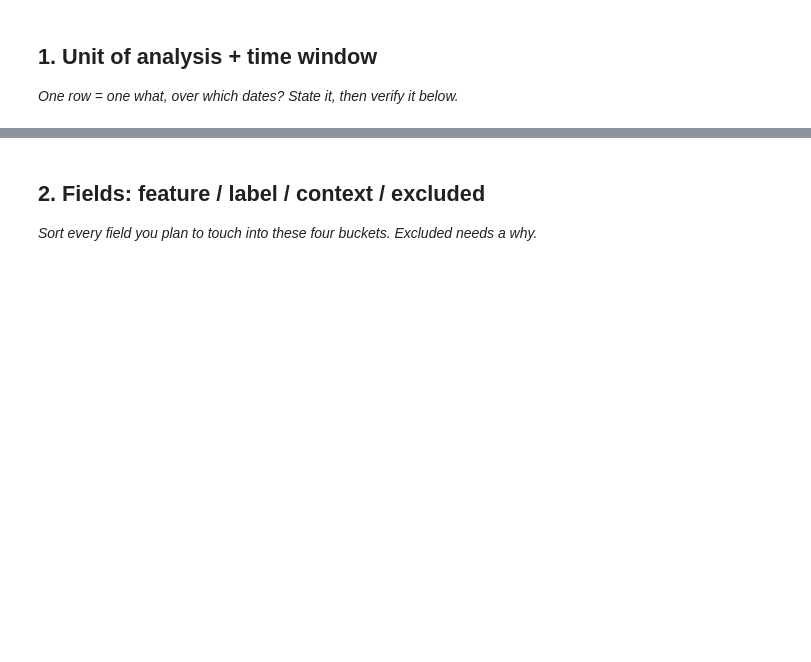
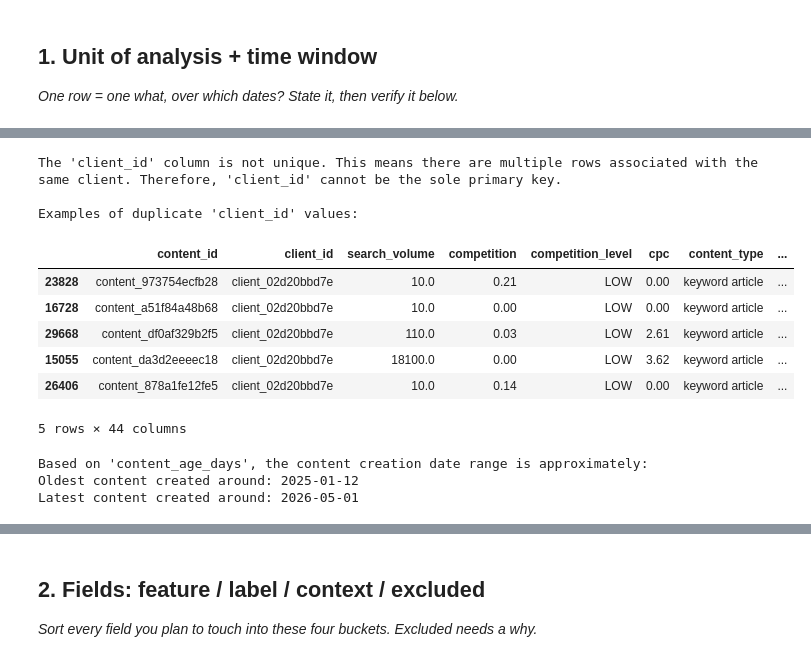
Before and after one commit to fareehaikram93/assignment1-intern, a Jupyter notebook: work/notebooks/w03_data_contract.ipynb, the cells around one changed output, grey strips where cells are left out. Drawn from its saved outputs; the diff is of its cells as text; code cells hidden in the pictures; blank space fills up the shorter version.

```diff
--- a/work/notebooks/w03_data_contract.ipynb
+++ b/work/notebooks/w03_data_contract.ipynb
@@ -49,0 +71,41 @@ display(df.head())
+# %%
+if df['client_id'].is_unique:
+    print("The 'client_id' column is unique and can serve as a primary key for this dataset.")
+else:
+    print("The 'client_id' column is not unique. This means there are multiple rows associated with the same client. Therefore, 'client_id' cannot be the sole primary key.")
+    # Display non-unique client_ids and their counts
+    duplicate_client_ids = df[df.duplicated('client_id', keep=False)]
+    print("\nExamples of duplicate 'client_id' values:")
+    display(duplicate_client_ids.sort_values('client_id').head())
+# %% [output]
+The 'client_id' column is not unique. This means there are multiple rows associated with the same client. Therefore, 'client_id' cannot be the sole primary key.
+
+Examples of duplicate 'client_id' values:
+|  | content_id | client_id | search_volume | competition | competition_level | cpc | content_type | ... |
+| 23828 | content_973754ecfb28 | client_02d20bbd7e | 10.0 | 0.21 | LOW | 0.00 | keyword article | ... |
+| 16728 | content_a51f84a48b68 | client_02d20bbd7e | 10.0 | 0.00 | LOW | 0.00 | keyword article | ... |
+| 29668 | content_df0af329b2f5 | client_02d20bbd7e | 110.0 | 0.03 | LOW | 2.61 | keyword article | ... |
+| 15055 | content_da3d2eeeec18 | client_02d20bbd7e | 18100.0 | 0.00 | LOW | 3.62 | keyword article | ... |
+| 26406 | content_878a1fe12fe5 | client_02d20bbd7e | 10.0 | 0.14 | LOW | 0.00 | keyword article | ... |
+5 rows × 44 columns
+# %%
+from datetime import datetime, timedelta
+
+# Get today's date for reference
+today = datetime.now()
+
+# Calculate the oldest content creation date
+oldest_content_age = df['content_age_days'].max()
+oldest_date = today - timedelta(days=oldest_content_age)
+
+# Calculate the latest content creation date
+latest_content_age = df['content_age_days'].min()
+latest_date = today - timedelta(days=latest_content_age)
+
+print(f"Based on 'content_age_days', the content creation date range is approximately:")
+print(f"Oldest content created around: {oldest_date.strftime('%Y-%m-%d')}")
+print(f"Latest content created around: {latest_date.strftime('%Y-%m-%d')}")
+# %% [output]
+Based on 'content_age_days', the content creation date range is approximately:
+Oldest content created around: 2025-01-12
+Latest content created around: 2026-05-01
```
Also changed, not shown: parts of 17 cells of this notebook.
